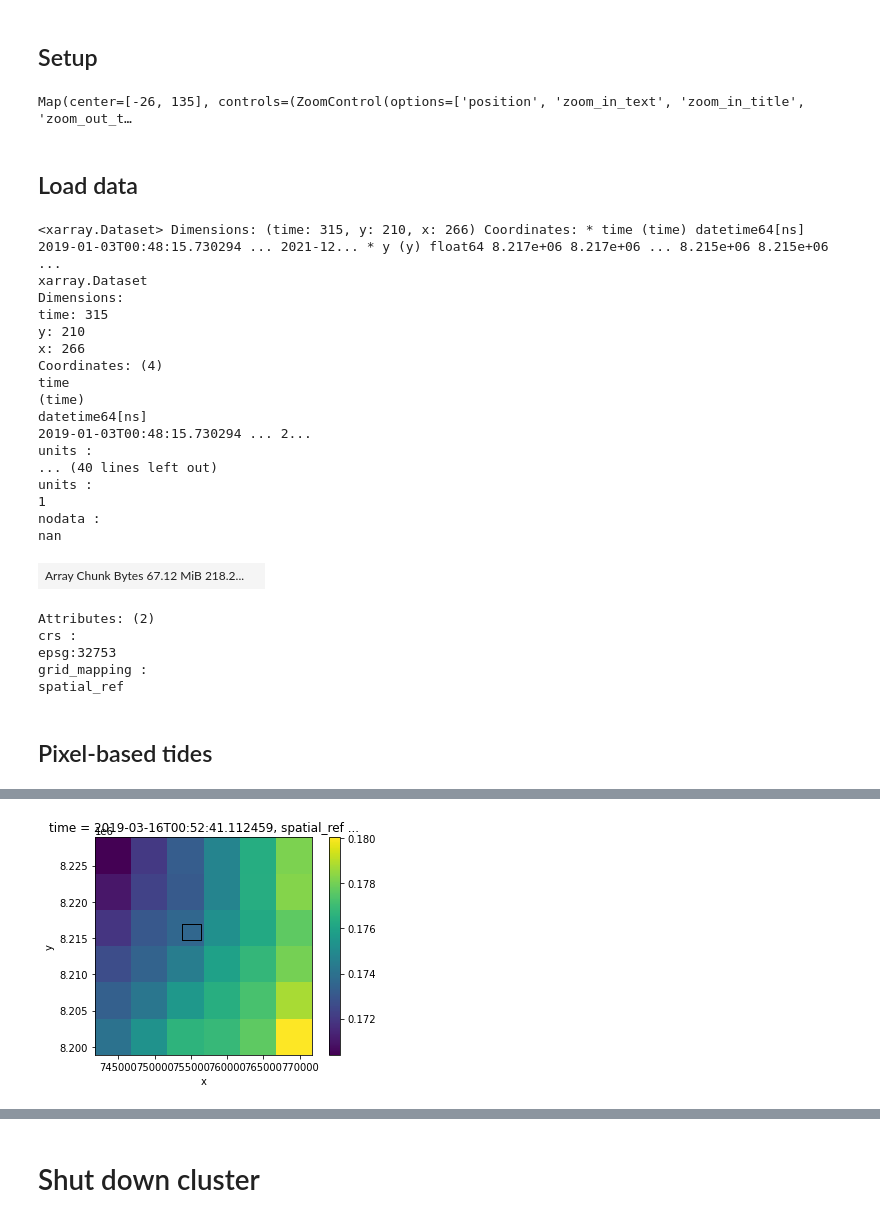
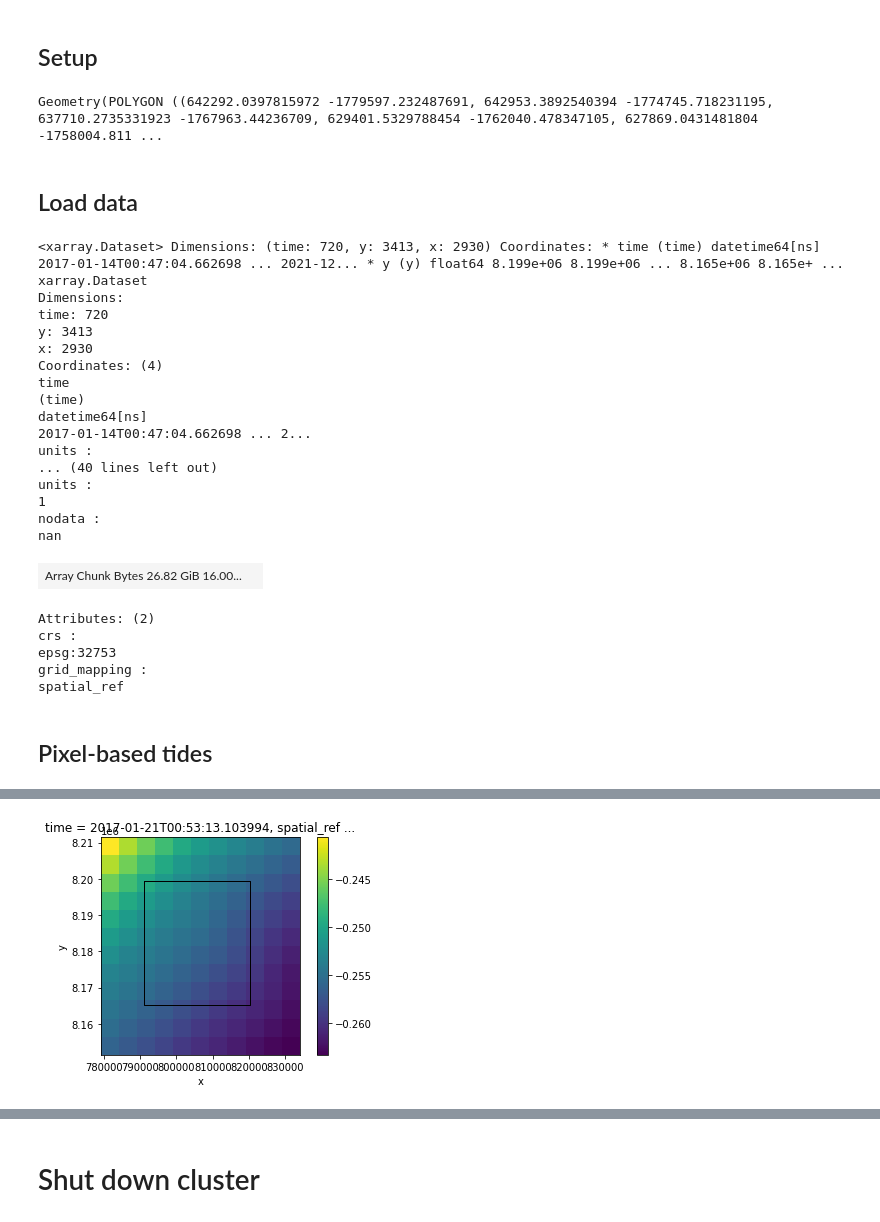
Before and after one commit to GeoscienceAustralia/dea-intertidal, a Jupyter notebook: notebooks/Virtual_product_pixel.ipynb, the cells around one changed output, grey strips where cells are left out. Saved outputs shown, nothing was run; the diff lists cells and outputs as text; code cells hidden in the pictures.

```diff
--- a/notebooks/Virtual_product_pixel.ipynb
+++ b/notebooks/Virtual_product_pixel.ipynb
@@ -110,10 +118,10 @@ Worker: 0
 # %%
 dc = datacube.Datacube(app='Intertidal_elevation')
 # %%
-# aoi = 'Wollogorang'
 # aoi = 'McCarthur River'
 # aoi = 'Greenbank'
-aoi = 'Seven Emu'
+# aoi = 'Seven Emu'
+aoi = 'Wollogorang'
 
 # Import regions of interest
 aoi_gdf = gpd.read_file('data/raw/Phase_1_NT_Gov.geojson').set_index('Name').to_crs('EPSG:3577')
@@ -122,45 +130,45 @@ aoi_gdf.head()
 # Select AOI
 geom = Geometry(geom=aoi_gdf.loc[aoi].geometry, crs='EPSG:3577')
 geom
+# %% [output]
+Geometry(POLYGON ((642292.0397815972 -1779597.232487691, 642953.3892540394 -1774745.718231195, 637710.2735331923 -1767963.44236709, 629401.5329788454 -1762040.478347105, 627869.0431481804 -1758004.811 ...
 # %%
-from odc.ui import select_on_a_map
-from ipyleaflet import basemaps, basemap_to_tiles
+# from odc.ui import select_on_a_map
+# from ipyleaflet import basemaps, basemap_to_tiles
 
-# Plot interactive map to select area
-basemap = basemap_to_tiles(basemaps.Esri.WorldImagery)
-geom = select_on_a_map(height='600px',
-                             layers=(basemap,),
-                             center=(-26, 135),
-                             zoom=4)
+# # Plot interactive map to select area
+# basemap = basemap_to_tiles(basemaps.Esri.WorldImagery)
+# geom = select_on_a_map(height='600px',
+#                              layers=(basemap,),
+#                              center=(-26, 135),
+#                              zoom=4)
-# %% [output]
-Map(center=[-26, 135], controls=(ZoomControl(options=['position', 'zoom_in_text', 'zoom_in_title', 'zoom_out_t…
 # %% [markdown]
 ## Load data
 # %%
 ds = load_data(dc=dc,
                geom=geom,
-               time_range=('2019', '2021'),
+               time_range=('2017', '2021'),
                resolution=10)
 ds
 # %% [output]
-<xarray.Dataset> Dimensions: (time: 315, y: 210, x: 266) Coordinates: * time (time) datetime64[ns] 2019-01-03T00:48:15.730294 ... 2021-12... * y (y) float64 8.217e+06 8.217e+06 ... 8.215e+06 8.215e+06 ...
+<xarray.Dataset> Dimensions: (time: 720, y: 3413, x: 2930) Coordinates: * time (time) datetime64[ns] 2017-01-14T00:47:04.662698 ... 2021-12... * y (y) float64 8.199e+06 8.199e+06 ... 8.165e+06 8.165e+ ...
 xarray.Dataset
 Dimensions:
-time: 315
-y: 210
-x: 266
+time: 720
+y: 3413
+x: 2930
 Coordinates: (4)
 time
 (time)
 datetime64[ns]
-2019-01-03T00:48:15.730294 ... 2...
+2017-01-14T00:47:04.662698 ... 2...
 units :
 ... (40 lines left out)
 units :
 1
 nodata :
 nan
-| Array Chunk Bytes 67.12 MiB 218.2... |  |
+| Array Chunk Bytes 26.82 GiB 16.00... |  |
 Attributes: (2)
 crs :
 epsg:32753
@@ -198,14 +206,12 @@ tides_ds = (
 )
 # %%
-from coastlines.raster import multiprocess_apply
+# Reproject each timestep into higher resolution, and add as new variable
+def timestep_reproject(x, to_geobox=ds.odc.geobox):
+    return x.odc.reproject(to_geobox, resampling='cubic')
 
-def simple(x):
-    return x.odc.reproject(ds.odc.geobox, resampling='cubic')
-
-# Reproject each timestep into higher resolution, and add as new variable
-ds['tide_m'] = multiprocess_apply(tides_ds, dim='time', func=simple)
+ds['tide_m'] = multiprocess_apply(tides_ds, dim='time', func=timestep_reproject)
 # %%
-timestep = tides_ds.isel(time=20)
+timestep = tides_ds.isel(time=1)
 timestep.plot()
 gpd.GeoSeries(ds.odc.geobox.footprint(crs='EPSG:32753').geom).plot(ax=plt.gca(), vmin=timestep.min(), vmax=timestep.max(), color='none')
 # %% [output]
@@ -213,2 +219,2 @@ gpd.GeoSeries(ds.odc.geobox.footprint(crs='EPSG:32753').geom).plot(ax=plt.gca(),
-[figure, old version]
+[figure, new version]
 # %%
```
Also changed, not shown: parts of 31 cells of this notebook, 3 other files.
